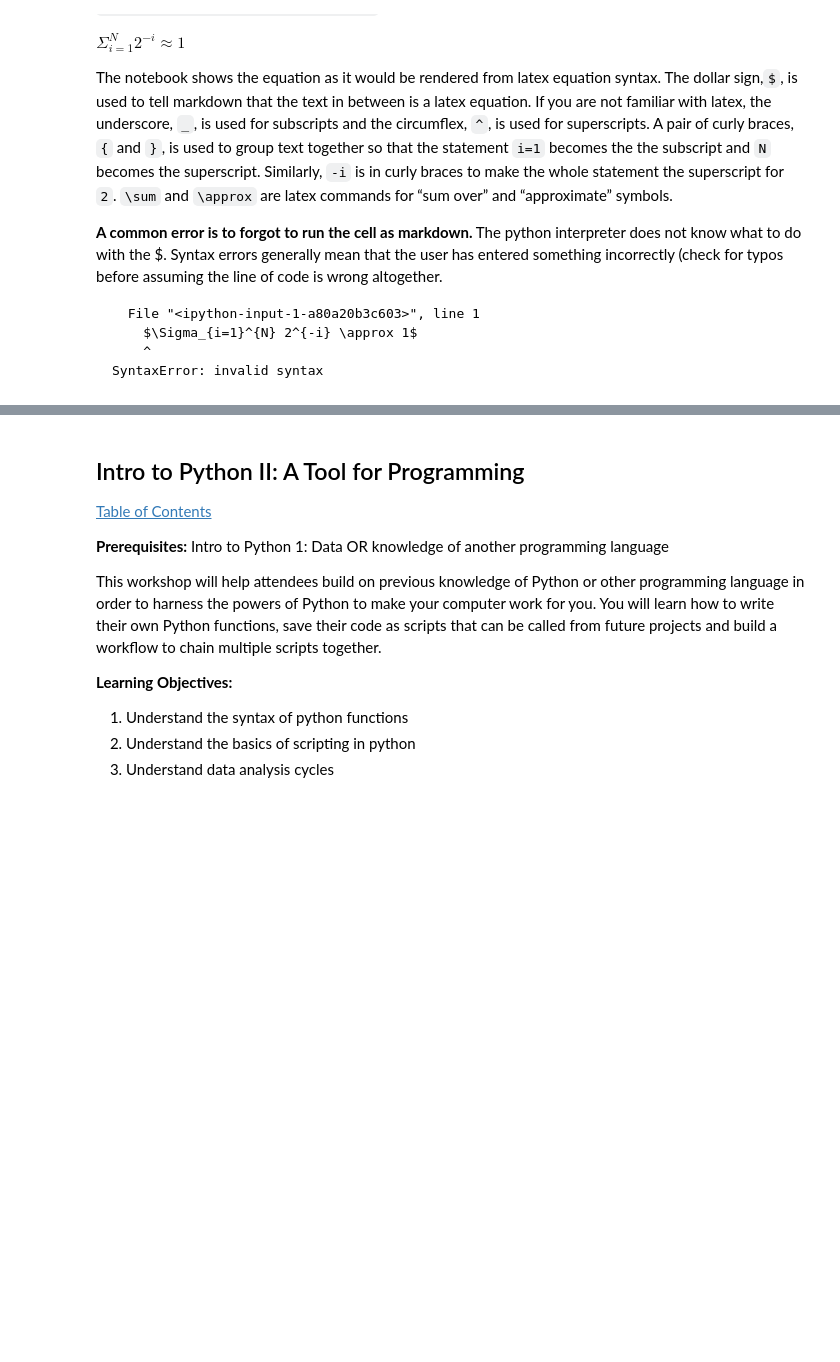
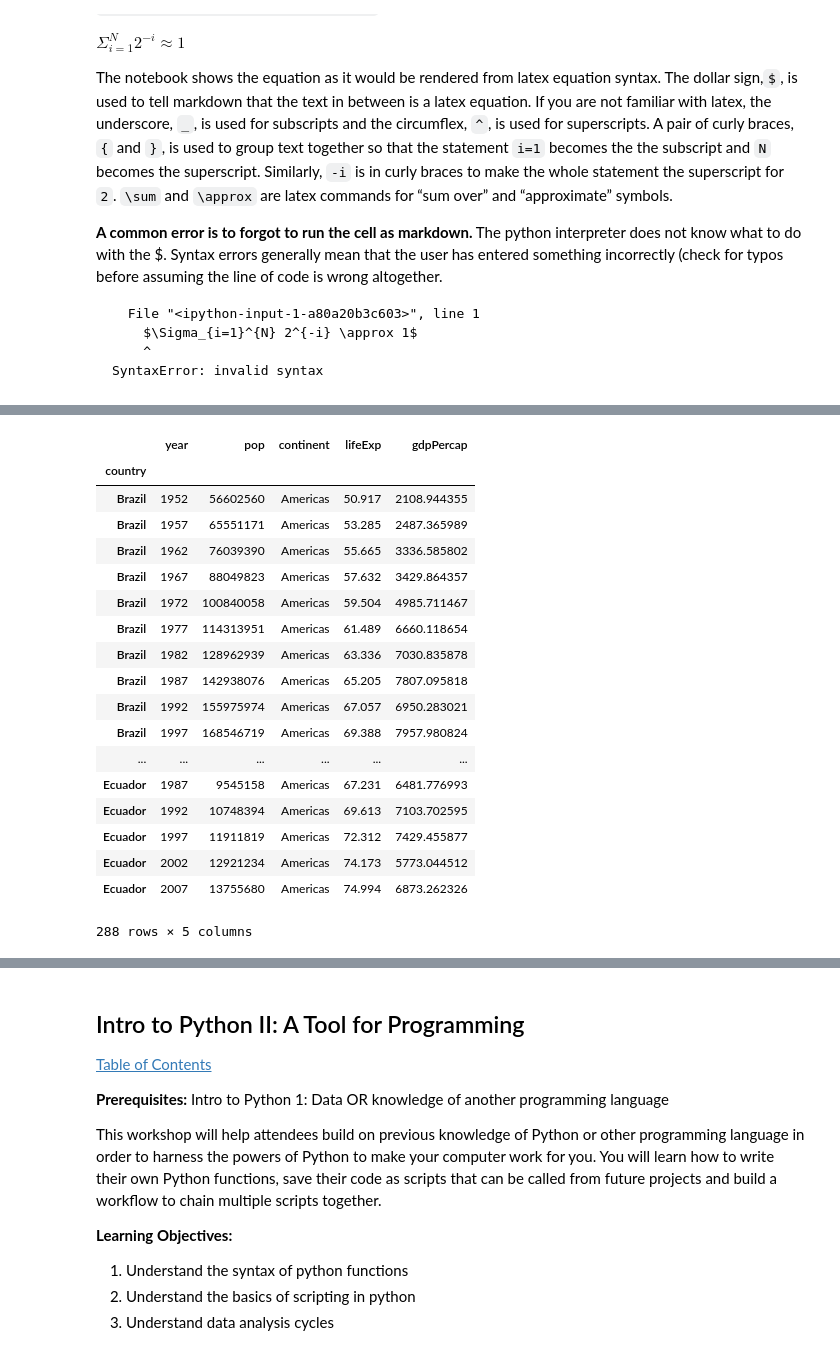
Before and after one commit to drakeasberry/2021_Resbaz_Python, a Jupyter notebook: intro_python/Intro_Python_Resbaz_2020.ipynb, the cells around one changed output, grey strips where cells are left out. Drawn from its saved outputs; the diff is of its cells as text; code cells hidden in the pictures; blank space fills up the shorter version.

```diff
--- a/intro_python/Intro_Python_Resbaz_2020.ipynb
+++ b/intro_python/Intro_Python_Resbaz_2020.ipynb
@@ -383,0 +1680,22 @@ This workshop will help researchers with no prior programming experience learn h
+# %%
+df.loc['Brazil':'Ecuador']
+# %% [output]
+|  | year | pop | continent | lifeExp | gdpPercap |
+| country |  |  |  |  |  |
+| Brazil | 1952 | 56602560 | Americas | 50.917 | 2108.944355 |
+| Brazil | 1957 | 65551171 | Americas | 53.285 | 2487.365989 |
+| Brazil | 1962 | 76039390 | Americas | 55.665 | 3336.585802 |
+| Brazil | 1967 | 88049823 | Americas | 57.632 | 3429.864357 |
+| Brazil | 1972 | 100840058 | Americas | 59.504 | 4985.711467 |
+| Brazil | 1977 | 114313951 | Americas | 61.489 | 6660.118654 |
+| Brazil | 1982 | 128962939 | Americas | 63.336 | 7030.835878 |
+| Brazil | 1987 | 142938076 | Americas | 65.205 | 7807.095818 |
+| Brazil | 1992 | 155975974 | Americas | 67.057 | 6950.283021 |
+| Brazil | 1997 | 168546719 | Americas | 69.388 | 7957.980824 |
+| ... | ... | ... | ... | ... | ... |
+| Ecuador | 1987 | 9545158 | Americas | 67.231 | 6481.776993 |
+| Ecuador | 1992 | 10748394 | Americas | 69.613 | 7103.702595 |
+| Ecuador | 1997 | 11911819 | Americas | 72.312 | 7429.455877 |
+| Ecuador | 2002 | 12921234 | Americas | 74.173 | 5773.044512 |
+| Ecuador | 2007 | 13755680 | Americas | 74.994 | 6873.262326 |
+288 rows × 5 columns
```
Also changed, not shown: parts of 268 cells of this notebook, 10 other files.
